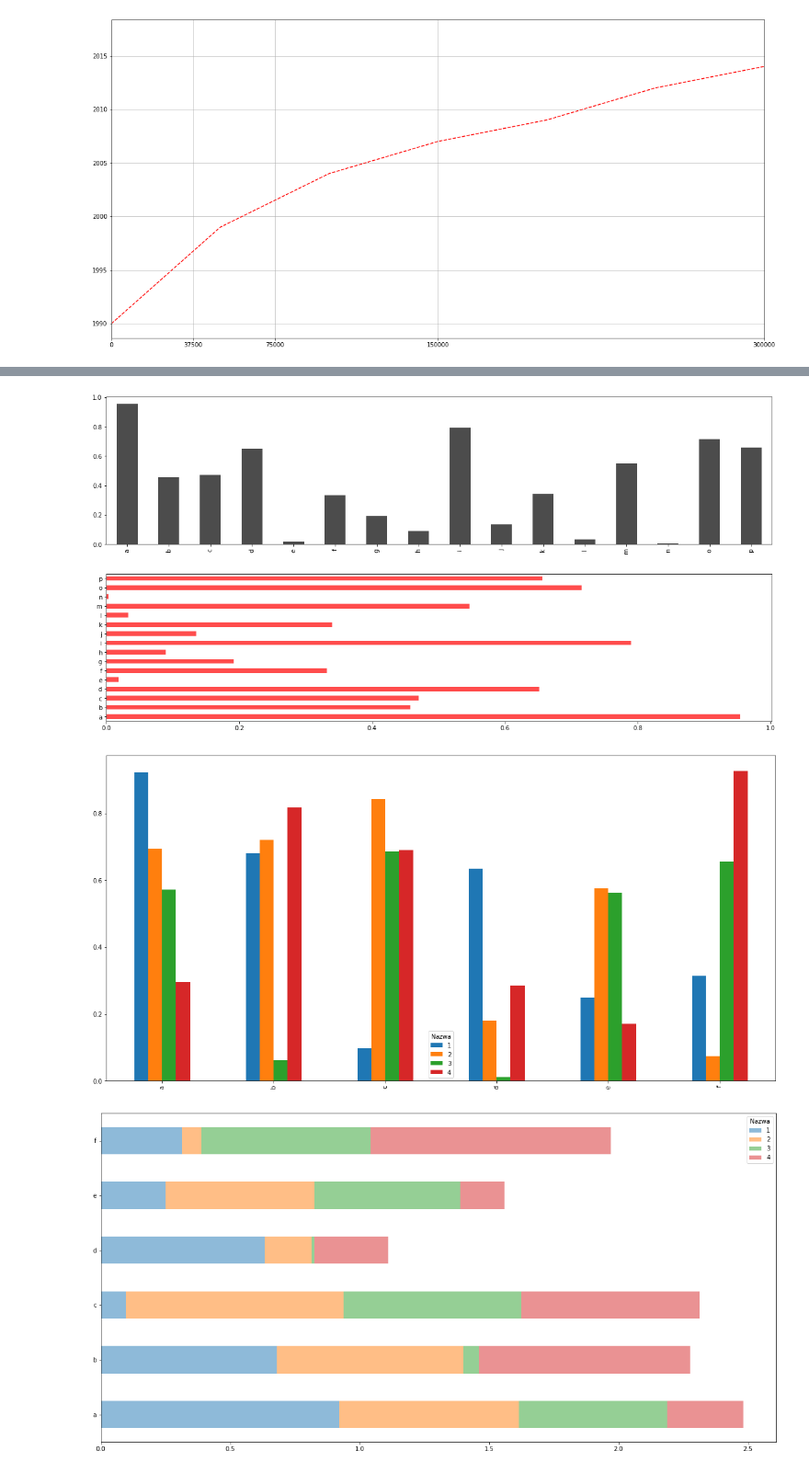
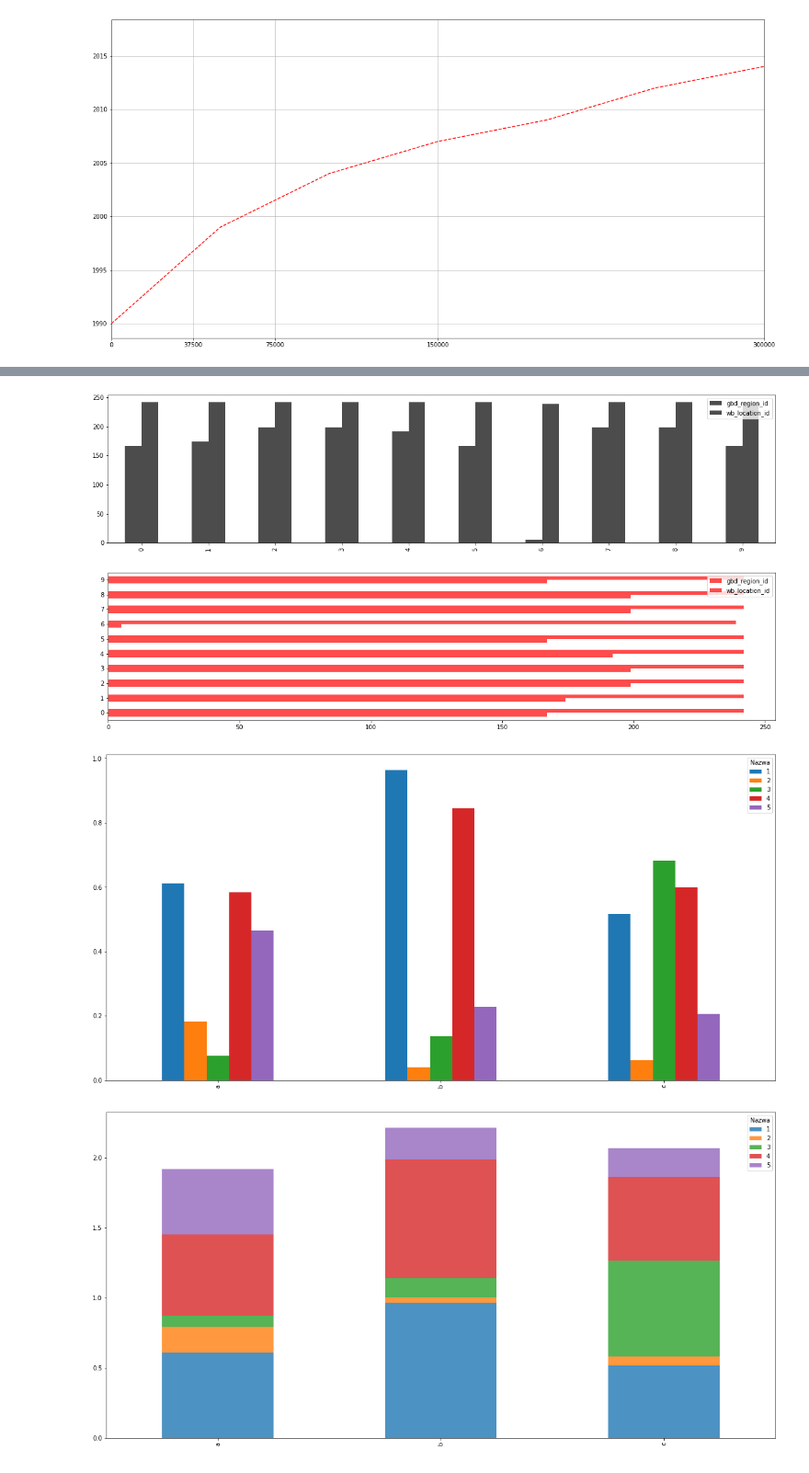
Before and after one commit to prybka82-student/eksploracja_i_wizualizacja_danych, a Jupyter notebook: EiWD_zadanie_02.ipynb, the cells around one changed output, grey strips where cells are left out. Shown at 92% size. Drawn from its saved outputs; the diff is of its cells as text; code cells hidden in the pictures.

```diff
--- a/EiWD_zadanie_02.ipynb
+++ b/EiWD_zadanie_02.ipynb
@@ -171,26 +183,30 @@ plt.savefig(os.path.join(folder, 'wykres9.svg'), dpi=400, bbox_inches='tight')
 # %%
+#data = pd.Series(np.random.rand(16), index=list('abcdefghijklmnop'))
+data = pd.DataFrame(num_data[['wb_location_id', 'gbd_region_id']][:10], columns=['gbd_region_id', 'wb_location_id'])
+
 fig, axes = plt.subplots(2, 1)
 
-data = pd.Series(np.random.rand(16), index=list('abcdefghijklmnop'))
 data.plot.bar(ax = axes[0], color='k', alpha=0.7)
 data.plot.barh(ax = axes[1], color='r', alpha=0.7)
 
-plt.savefig(os.path.join(folder, 'wykres10.svg'), dpi=400, bbox_inches='tight')
+plt.savefig(os.path.join(folder, 'wykres10.png'), dpi=400, bbox_inches='tight')
 # %% [output]
-[figure, old version]
+[figure, new version]
 # %%
-df = pd.DataFrame(np.random.rand(6, 4), index=['a', 'b', 'c', 'd', 'e', 'f'], columns=pd.Index(['1', '2', '3', '4'], name='Nazwa'))
+data = np.random.rand(3, 5)
+
+df = pd.DataFrame(data, index=['a', 'b', 'c'], columns=pd.Index(['1', '2', '3', '4', '5'], name='Nazwa'))
 df.plot.bar()
 
-plt.savefig(os.path.join(folder, 'wykres11.svg'), dpi=400, bbox_inches='tight')
+plt.savefig(os.path.join(folder, 'wykres11.png'), dpi=400, bbox_inches='tight')
 # %% [output]
-[figure, old version]
+[figure, new version]
 # %%
-df.plot.barh(stacked=True, alpha=0.5)
+df.plot.bar(stacked=True, alpha=0.8)
 
-plt.savefig(os.path.join(folder, 'wykres12.svg'), dpi=400, bbox_inches='tight')
+plt.savefig(os.path.join(folder, 'wykres12.png'), dpi=400, bbox_inches='tight')
 # %% [output]
-[figure, old version]
+[figure, new version]
 # %%
 n = 1_000
 
```
Also changed, not shown: parts of 21 cells of this notebook, 57 other files.
